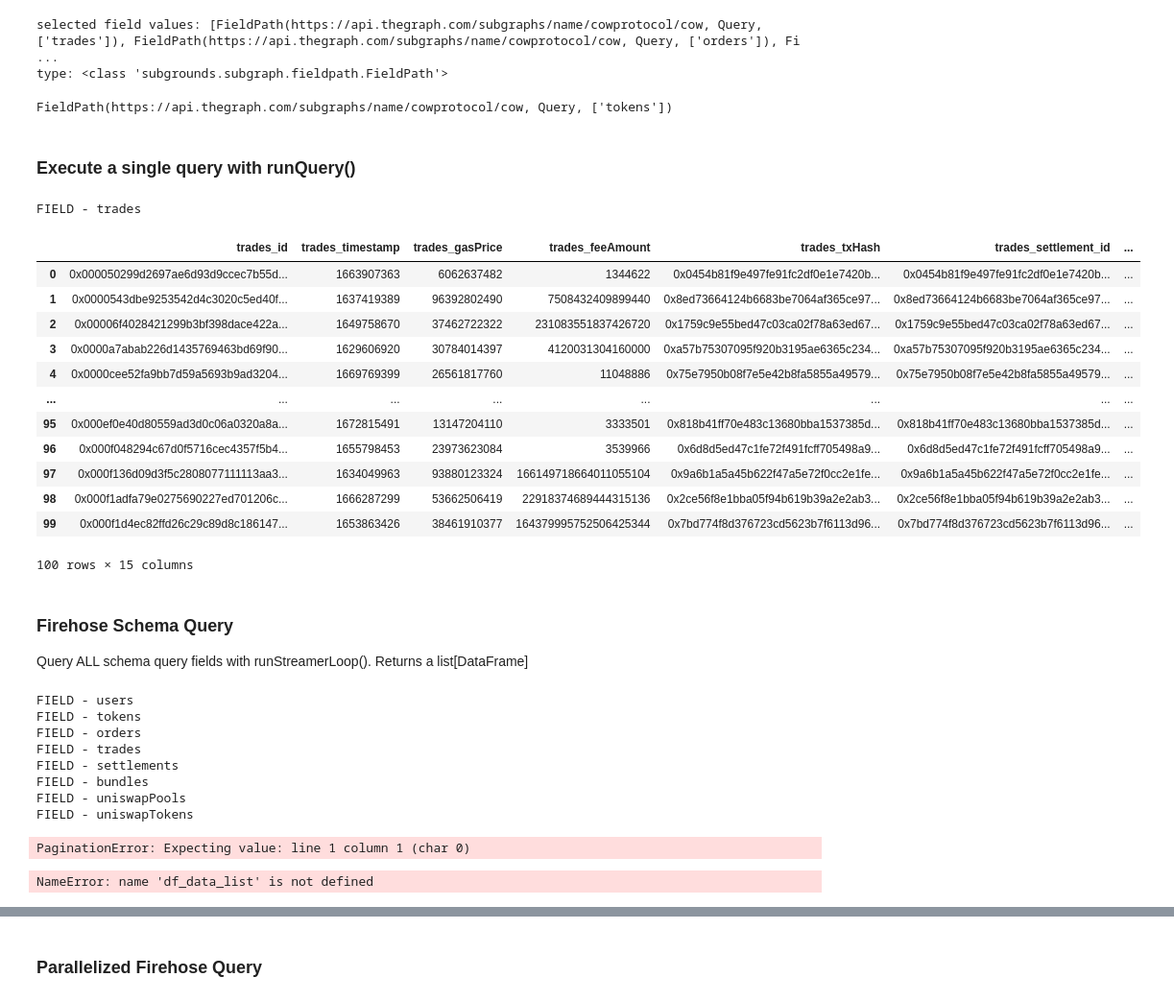
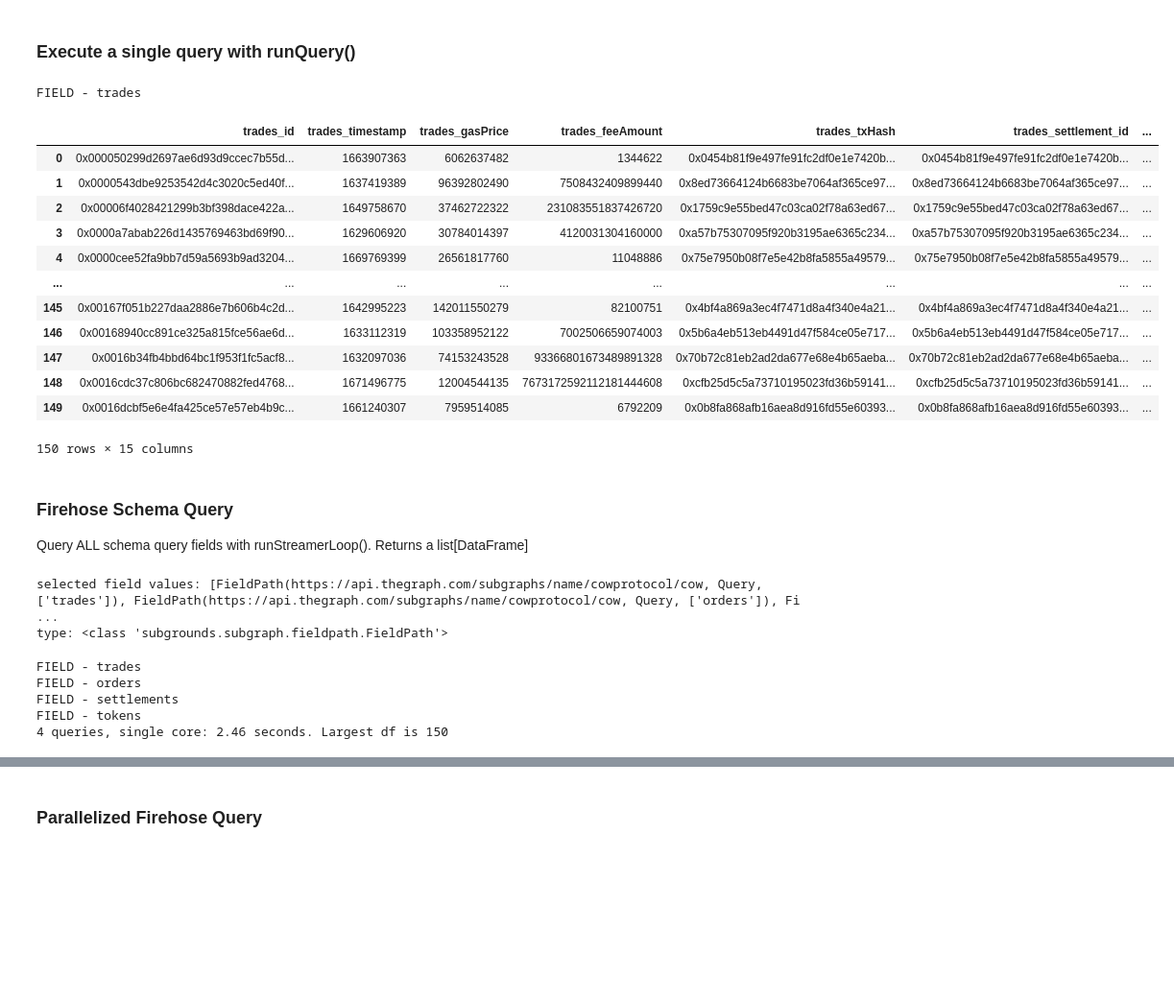
Before and after one commit to Evan-Kim2028/DataStreams, a Jupyter notebook: examples/cowswap_schemas.ipynb, the cells around one changed output, grey strips where cells are left out. Shown: that part at 96% size. Saved outputs shown, nothing was run; the diff lists cells and outputs as text; code cells hidden in the pictures; blank space fills up the shorter version.

Commit message:
fix addSearchParam variable name bug

```diff
--- a/examples/cowswap_schemas.ipynb
+++ b/examples/cowswap_schemas.ipynb
@@ -62,34 +56,24 @@ selected_values = [ds.queryDict.get(key) for key in my_keys]
-# %%
-print(f'\n\nselected field values: {selected_values}, \ntype: {type(selected_values[0])}')
-# %% [output]
-selected field values: [FieldPath(https://api.thegraph.com/subgraphs/name/cowprotocol/cow, Query, ['trades']), FieldPath(https://api.thegraph.com/subgraphs/name/cowprotocol/cow, Query, ['orders']), Fi ...
-type: <class 'subgrounds.subgraph.fieldpath.FieldPath'>
-# %%
-query_path = ds.queryDict.get('tokens')
-query_path
-# %% [output]
-FieldPath(https://api.thegraph.com/subgraphs/name/cowprotocol/cow, Query, ['tokens'])
 # %% [markdown]
 ### Execute a single query with runQuery()
 # %%
 # Run a single query on the "trades" schema
-df = ds.runQuery(ds.queryFields[3], query_size=150)
+df = ds.runQuery(ds.queryDict.get('trades'), query_size=150)
 df
 # %% [output]
 FIELD - trades
 |  | trades_id | trades_timestamp | trades_gasPrice | trades_feeAmount | trades_txHash | trades_settlement_id | ... |
 | 0 | 0x000050299d2697ae6d93d9ccec7b55d... | 1663907363 | 6062637482 | 1344622 | 0x0454b81f9e497fe91fc2df0e1e7420b... | 0x0454b81f9e497fe91fc2df0e1e7420b... | ... |
 | 1 | 0x0000543dbe9253542d4c3020c5ed40f... | 1637419389 | 96392802490 | 7508432409899440 | 0x8ed73664124b6683be7064af365ce97... | 0x8ed73664124b6683be7064af365ce97... | ... |
 | 2 | 0x00006f4028421299b3bf398dace422a... | 1649758670 | 37462722322 | 231083551837426720 | 0x1759c9e55bed47c03ca02f78a63ed67... | 0x1759c9e55bed47c03ca02f78a63ed67... | ... |
 | 3 | 0x0000a7abab226d1435769463bd69f90... | 1629606920 | 30784014397 | 4120031304160000 | 0xa57b75307095f920b3195ae6365c234... | 0xa57b75307095f920b3195ae6365c234... | ... |
 | 4 | 0x0000cee52fa9bb7d59a5693b9ad3204... | 1669769399 | 26561817760 | 11048886 | 0x75e7950b08f7e5e42b8fa5855a49579... | 0x75e7950b08f7e5e42b8fa5855a49579... | ... |
 | ... | ... | ... | ... | ... | ... | ... | ... |
-| 95 | 0x000ef0e40d80559ad3d0c06a0320a8a... | 1672815491 | 13147204110 | 3333501 | 0x818b41ff70e483c13680bba1537385d... | 0x818b41ff70e483c13680bba1537385d... | ... |
-| 96 | 0x000f048294c67d0f5716cec4357f5b4... | 1655798453 | 23973623084 | 3539966 | 0x6d8d5ed47c1fe72f491fcff705498a9... | 0x6d8d5ed47c1fe72f491fcff705498a9... | ... |
-| 97 | 0x000f136d09d3f5c2808077111113aa3... | 1634049963 | 93880123324 | 166149718664011055104 | 0x9a6b1a5a45b622f47a5e72f0cc2e1fe... | 0x9a6b1a5a45b622f47a5e72f0cc2e1fe... | ... |
-| 98 | 0x000f1adfa79e0275690227ed701206c... | 1666287299 | 53662506419 | 22918374689444315136 | 0x2ce56f8e1bba05f94b619b39a2e2ab3... | 0x2ce56f8e1bba05f94b619b39a2e2ab3... | ... |
-| 99 | 0x000f1d4ec82ffd26c29c89d8c186147... | 1653863426 | 38461910377 | 164379995752506425344 | 0x7bd774f8d376723cd5623b7f6113d96... | 0x7bd774f8d376723cd5623b7f6113d96... | ... |
+| 145 | 0x00167f051b227daa2886e7b606b4c2d... | 1642995223 | 142011550279 | 82100751 | 0x4bf4a869a3ec4f7471d8a4f340e4a21... | 0x4bf4a869a3ec4f7471d8a4f340e4a21... | ... |
+| 146 | 0x00168940cc891ce325a815fce56ae6d... | 1633112319 | 103358952122 | 7002506659074003 | 0x5b6a4eb513eb4491d47f584ce05e717... | 0x5b6a4eb513eb4491d47f584ce05e717... | ... |
+| 147 | 0x0016b34fb4bbd64bc1f953f1fc5acf8... | 1632097036 | 74153243528 | 93366801673489891328 | 0x70b72c81eb2ad2da677e68e4b65aeba... | 0x70b72c81eb2ad2da677e68e4b65aeba... | ... |
+| 148 | 0x0016cdc37c806bc682470882fed4768... | 1671496775 | 12004544135 | 7673172592112181444608 | 0xcfb25d5c5a73710195023fd36b59141... | 0xcfb25d5c5a73710195023fd36b59141... | ... |
+| 149 | 0x0016dcbf5e6e4fa425ce57e57eb4b9c... | 1661240307 | 7959514085 | 6792209 | 0x0b8fa868afb16aea8d916fd55e60393... | 0x0b8fa868afb16aea8d916fd55e60393... | ... |
-100 rows × 15 columns
+150 rows × 15 columns
 # %% [markdown]
 ### Firehose Schema Query
 
@@ -97,16 +87,13 @@ Query ALL schema query fields with runStreamerLoop(). Returns a list[DataFrame]
+# %%
+print(f'\n\nselected field values: {schema_query_list}, \ntype: {type(schema_query_list[0])}')
+# %% [output]
+selected field values: [FieldPath(https://api.thegraph.com/subgraphs/name/cowprotocol/cow, Query, ['trades']), FieldPath(https://api.thegraph.com/subgraphs/name/cowprotocol/cow, Query, ['orders']), Fi ...
+type: <class 'subgrounds.subgraph.fieldpath.FieldPath'>
 # %%
-df_data_list = ds.runStreamerLoop(query_size=777)
+df_data_list = ds.runStreamerLoop(schema_query_list, query_size=150)
 # %% [output]
-FIELD - users
+FIELD - trades
+FIELD - orders
+FIELD - settlements
 FIELD - tokens
-FIELD - orders
-FIELD - trades
-FIELD - settlements
-FIELD - bundles
-FIELD - uniswapPools
-FIELD - uniswapTokens
+4 queries, single core: 2.46 seconds. Largest df is 150
-PaginationError: Expecting value: line 1 column 1 (char 0)
-# %%
-df_data_list
-# %% [output]
-NameError: name 'df_data_list' is not defined
```
Also changed, not shown: parts of 8 cells of this notebook, 3 other files.
